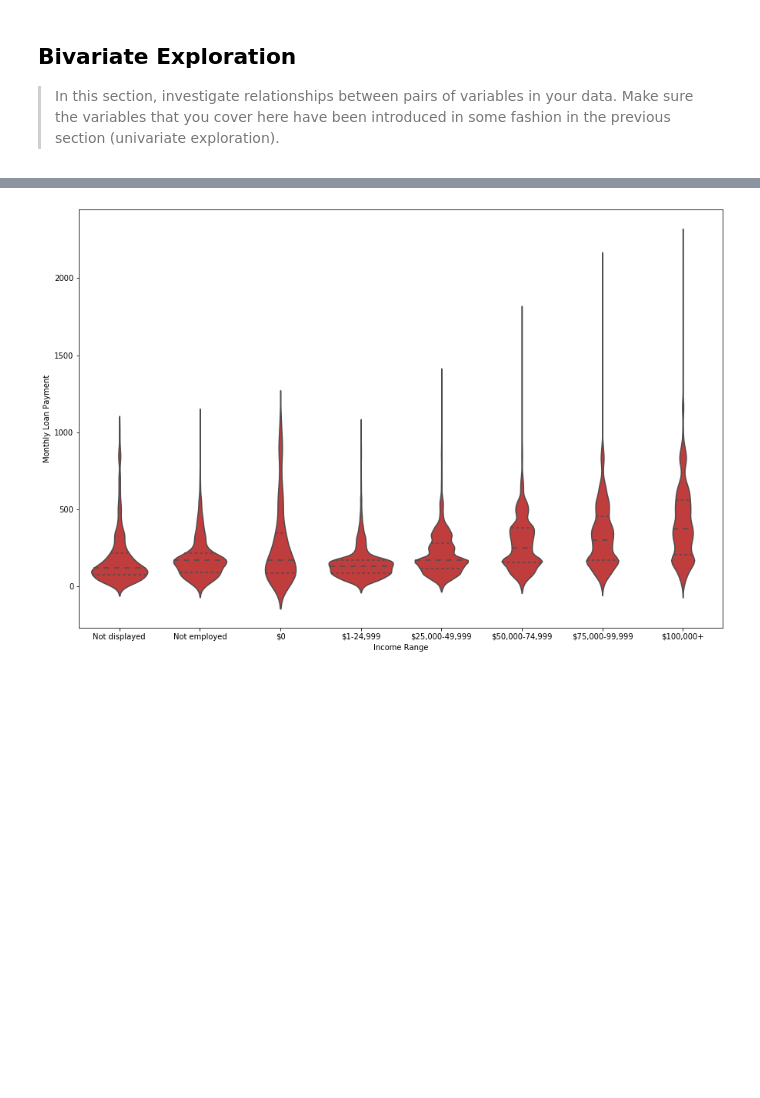
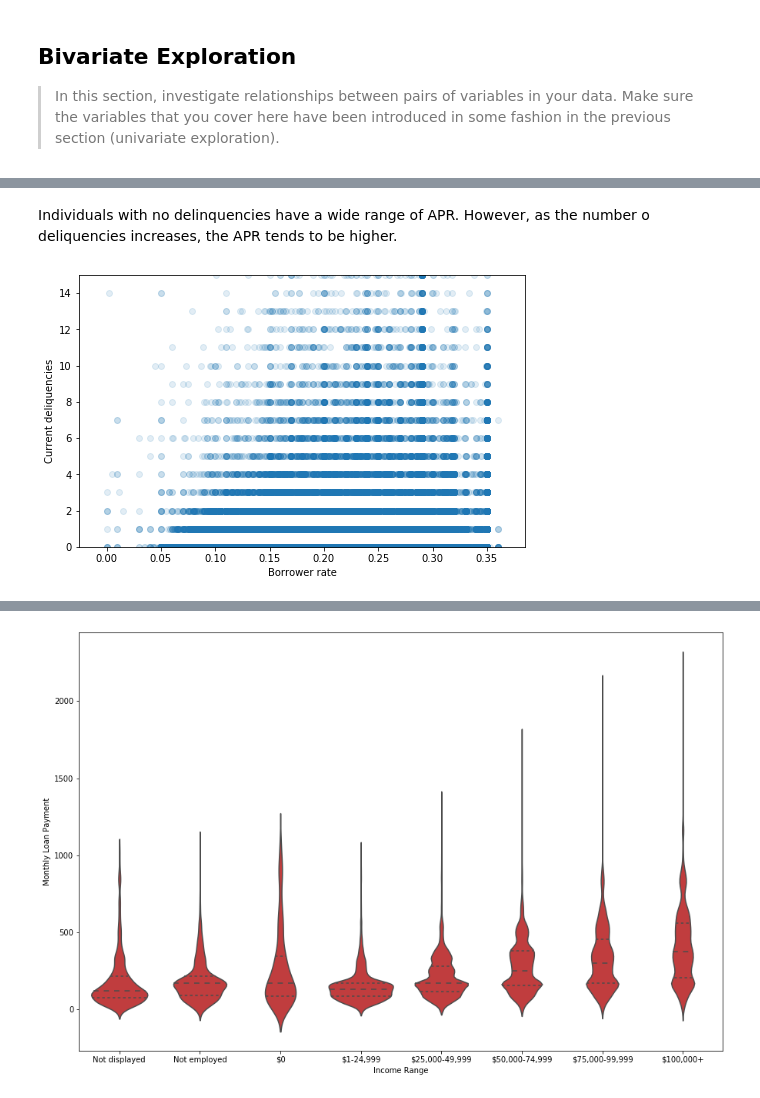
Before and after one commit to dsllt/-Udacity_DA_P5, a Jupyter notebook: Prosper_Loan_Data.ipynb, the cells around one changed output, grey strips where cells are left out. Saved outputs shown, nothing was run; the diff lists cells and outputs as text; code cells hidden in the pictures; blank space fills up the shorter version.

```diff
--- a/Prosper_Loan_Data.ipynb
+++ b/Prosper_Loan_Data.ipynb
@@ -535,0 +569,11 @@ fashion in the previous section (univariate exploration).
+# %% [markdown]
+Individuals with no delinquencies have a wide range of APR. However, as the number o deliquencies increases, the APR tends to be higher.
+# %%
+# Understand the relation between number of delinquencies and borrower rate
+plt.figure(figsize=[8, 5])
+plt.scatter(data = df_loan, y = 'CurrentDelinquencies', x = 'BorrowerRate',  alpha = 1/8)
+plt.ylabel('Current deliquencies')
+plt.xlabel('Borrower rate')
+plt.ylim(0,15);
+# %% [output]
+[figure, added]
```
Also changed, not shown: parts of 25 cells of this notebook.
